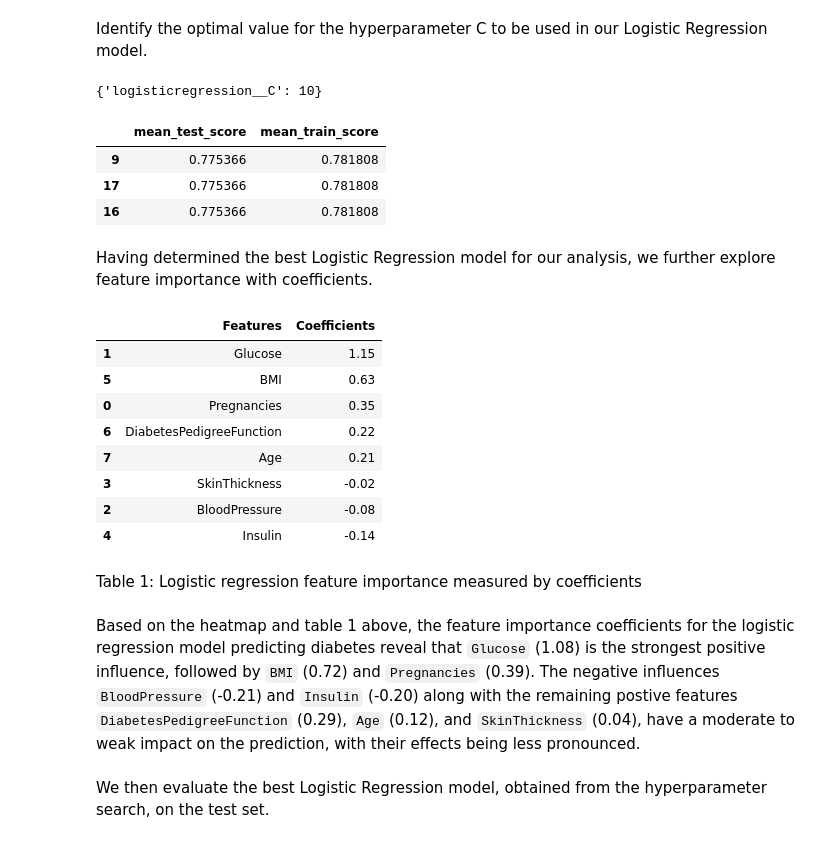
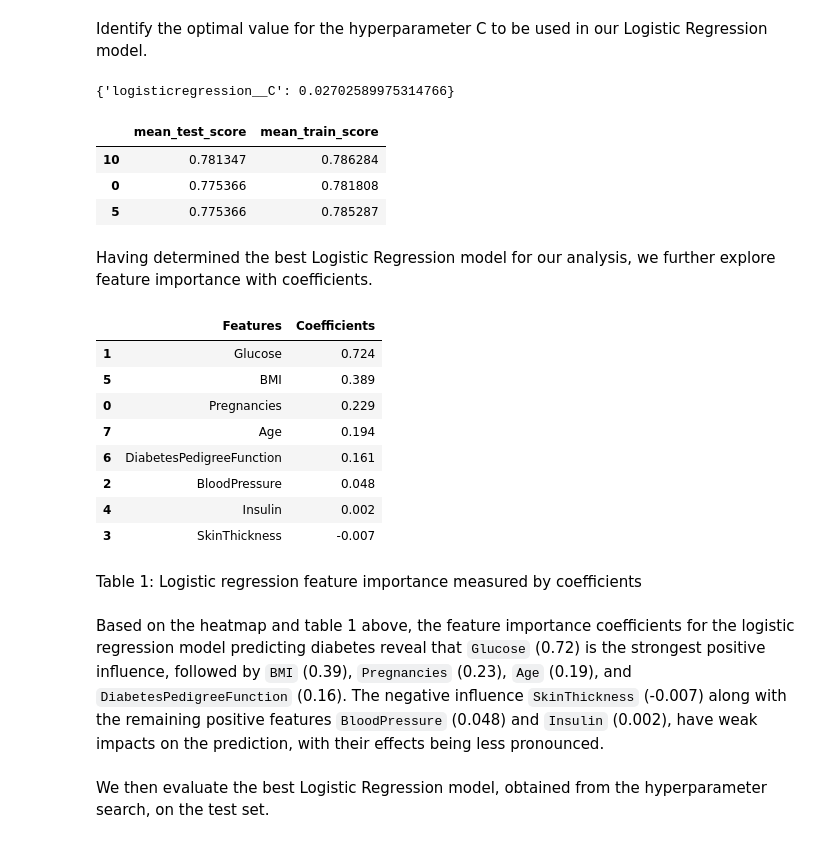
Before and after one commit to UBC-MDS/ClassificationDiabetesAnalysis, a Jupyter notebook: analysis/diabetes_analysis.ipynb, the cells around one changed output. Cells and saved outputs as stored; diff of their text form; code cells hidden in the pictures.

```diff
--- a/analysis/diabetes_analysis.ipynb
+++ b/analysis/diabetes_analysis.ipynb
@@ -367,7 +377,7 @@ We optimize the hyperparameter `C` for our Logistic Regression model using a ran
 # Hyperparameter optimization
 np.random.seed(123)
 param_dist = {
-    "logisticregression__C": [10**i for i in range(-5,15)]
+    "logisticregression__C": loguniform(1e-5, 1e+5)
 }
 # %%
 # Create Random Search
@@ -403,7 +404,7 @@ Identify the optimal value for the hyperparameter C to be used in our Logistic R
 best_params = random_search.best_params_
 best_params
 # %% [output]
-{'logisticregression__C': 10}
+{'logisticregression__C': 0.02702589975314766}
 # %%
 # Display scores
 pd.DataFrame(random_search.cv_results_).sort_values(
@@ -411,50 +412,48 @@ pd.DataFrame(random_search.cv_results_).sort_values(
                                 "mean_train_score"]]
 # %% [output]
 |  | mean_test_score | mean_train_score |
-| 9 | 0.775366 | 0.781808 |
-| 17 | 0.775366 | 0.781808 |
-| 16 | 0.775366 | 0.781808 |
+| 10 | 0.781347 | 0.786284 |
+| 0 | 0.775366 | 0.781808 |
+| 5 | 0.775366 | 0.785287 |
 # %% [markdown]
 Having determined the best Logistic Regression model for our analysis, we further explore feature importance with coefficients.
 # %%
 # Best model from the search
 best_model = random_search.best_estimator_
 
 # Retrieve the coefficients and feature names
 coefficients = best_model.named_steps['logisticregression'].coef_.flatten()
 features = X_train.columns
 
 # Create a DataFrame to display the feature names and corresponding coefficients
 coeff_df = pd.DataFrame({
     'Features': features,
     'Coefficients': coefficients
 })
 
 # Sort by 'Coefficients' in descending order to see the most important features first
 coeff_df_sorted = coeff_df.sort_values(by = 'Coefficients', ascending = False)
 
 # Create a heatmap for the coefficients (we will visualize them as a single column)
 coeff_df_sorted.style.format(
-    precision = 2
+    precision = 3
 ).background_gradient(
-    axis = None,
-    cmap = 'RdBu_r',
-    low = 0
+    axis = None
 )
 # %% [output]
 |  | Features | Coefficients |
-| 1 | Glucose | 1.15 |
-| 5 | BMI | 0.63 |
-| 0 | Pregnancies | 0.35 |
-| 6 | DiabetesPedigreeFunction | 0.22 |
-| 7 | Age | 0.21 |
-| 3 | SkinThickness | -0.02 |
-| 2 | BloodPressure | -0.08 |
-| 4 | Insulin | -0.14 |
+| 1 | Glucose | 0.724 |
+| 5 | BMI | 0.389 |
+| 0 | Pregnancies | 0.229 |
+| 7 | Age | 0.194 |
+| 6 | DiabetesPedigreeFunction | 0.161 |
+| 2 | BloodPressure | 0.048 |
+| 4 | Insulin | 0.002 |
+| 3 | SkinThickness | -0.007 |
 # %% [markdown]
 Table 1: Logistic regression feature importance measured by coefficients
 # %% [markdown]
-Based on the heatmap and table 1 above, the feature importance coefficients for the logistic regression model predicting diabetes reveal that `Glucose` (1.08) is the strongest positive influence, followed by `BMI` (0.72) and `Pregnancies` (0.39). The negative influences `BloodPressure` (-0.21) and `Insulin` (-0.20) along with the remaining postive features `DiabetesPedigreeFunction` (0.29), `Age` (0.12), and `SkinThickness` (0.04), have a moderate to weak impact on the prediction, with their effects being less pronounced.
+Based on the heatmap and table 1 above, the feature importance coefficients for the logistic regression model predicting diabetes reveal that `Glucose` (0.72) is the strongest positive influence, followed by `BMI` (0.39), `Pregnancies` (0.23), `Age` (0.19), and `DiabetesPedigreeFunction` (0.16). The negative influence `SkinThickness` (-0.007) along with the remaining positive features `BloodPressure` (0.048) and `Insulin` (0.002), have weak impacts on the prediction, with their effects being less pronounced.
 # %% [markdown]
 We then evaluate the best Logistic Regression model, obtained from the hyperparameter search, on the test set.
 # %%
```
Also changed, not shown: parts of 16 cells of this notebook, 3 other files.
